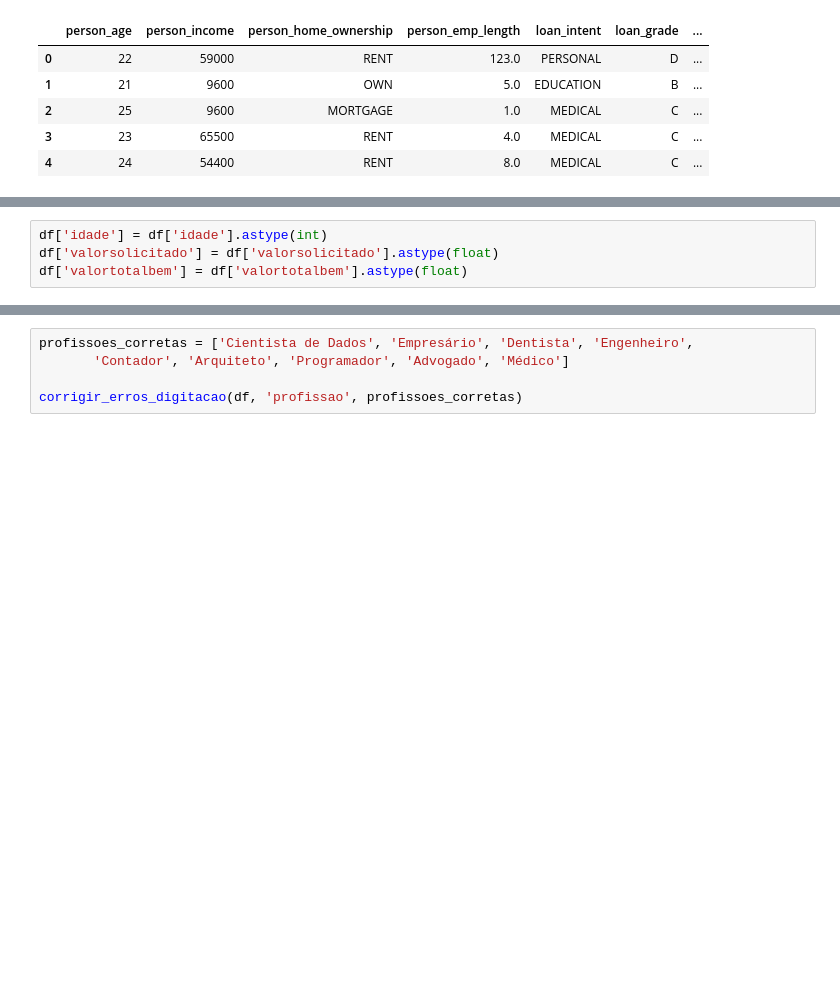
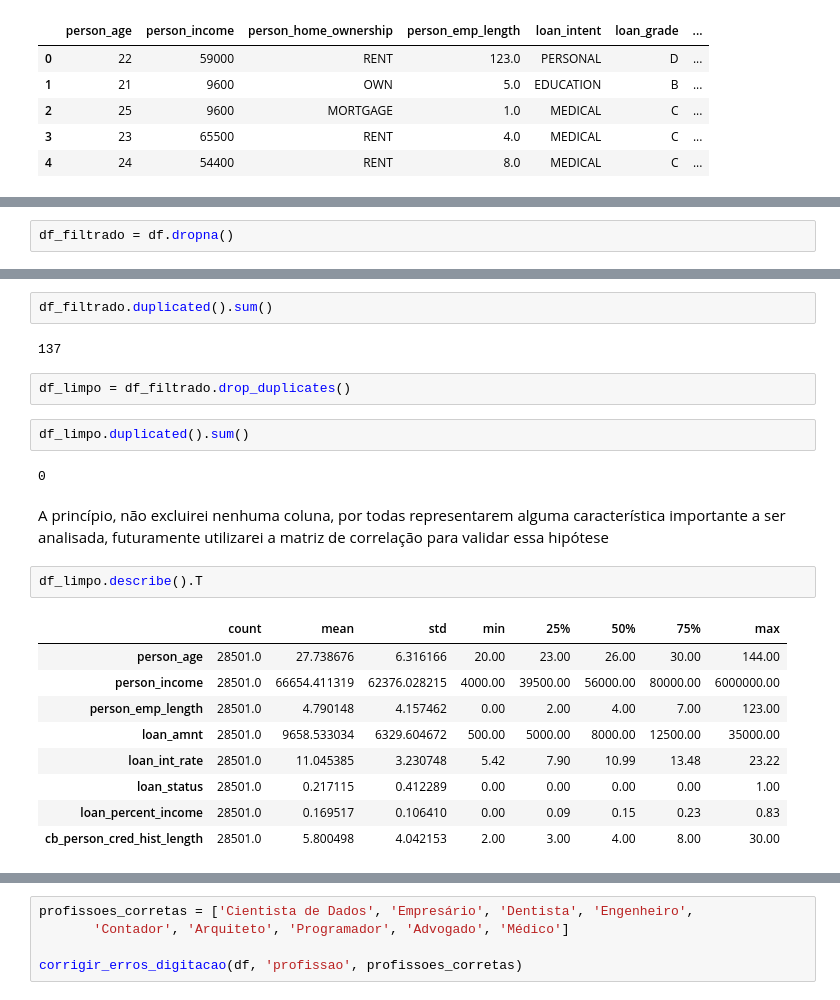
Before and after one commit to vvinicios/Machine-Learning-Consessao-de-Credito, a Jupyter notebook: 1-EDA.ipynb, the cells around one changed output, grey strips where cells are left out. Drawn from its saved outputs; the diff is of its cells as text; blank space fills up the shorter version.

```diff
--- a/1-EDA.ipynb
+++ b/1-EDA.ipynb
@@ -139,4 +134,0 @@ Alguns valores que deveriam ter formato numérico estão como objétos, então
-# %%
-df['idade'] = df['idade'].astype(int)
-df['valorsolicitado'] = df['valorsolicitado'].astype(float)
-df['valortotalbem'] = df['valortotalbem'].astype(float)
@@ -187,0 +153,2 @@ Valores únicos apresentam abreviações ou erro de digitação na coluna **prof
+# %%
+df_filtrado = df.dropna()
@@ -187,0 +175,24 @@ Valores únicos apresentam abreviações ou erro de digitação na coluna **prof
+# %%
+df_filtrado.duplicated().sum()
+# %% [output]
+137
+# %%
+df_limpo = df_filtrado.drop_duplicates()
+# %%
+df_limpo.duplicated().sum()
+# %% [output]
+0
+# %% [markdown]
+A princípio, não excluirei nenhuma coluna, por todas representarem alguma característica importante a ser analisada, futuramente utilizarei a matriz de correlação para validar essa hipótese
+# %%
+df_limpo.describe().T
+# %% [output]
+|  | count | mean | std | min | 25% | 50% | 75% | max |
+| person_age | 28501.0 | 27.738676 | 6.316166 | 20.00 | 23.00 | 26.00 | 30.00 | 144.00 |
+| person_income | 28501.0 | 66654.411319 | 62376.028215 | 4000.00 | 39500.00 | 56000.00 | 80000.00 | 6000000.00 |
+| person_emp_length | 28501.0 | 4.790148 | 4.157462 | 0.00 | 2.00 | 4.00 | 7.00 | 123.00 |
+| loan_amnt | 28501.0 | 9658.533034 | 6329.604672 | 500.00 | 5000.00 | 8000.00 | 12500.00 | 35000.00 |
+| loan_int_rate | 28501.0 | 11.045385 | 3.230748 | 5.42 | 7.90 | 10.99 | 13.48 | 23.22 |
+| loan_status | 28501.0 | 0.217115 | 0.412289 | 0.00 | 0.00 | 0.00 | 0.00 | 1.00 |
+| loan_percent_income | 28501.0 | 0.169517 | 0.106410 | 0.00 | 0.09 | 0.15 | 0.23 | 0.83 |
+| cb_person_cred_hist_length | 28501.0 | 5.800498 | 4.042153 | 2.00 | 3.00 | 4.00 | 8.00 | 30.00 |
```
Also changed, not shown: parts of 18 cells of this notebook.
